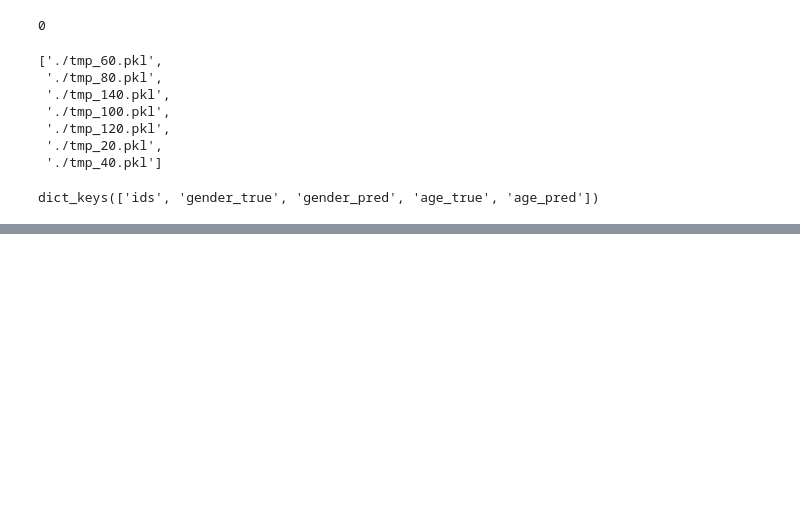
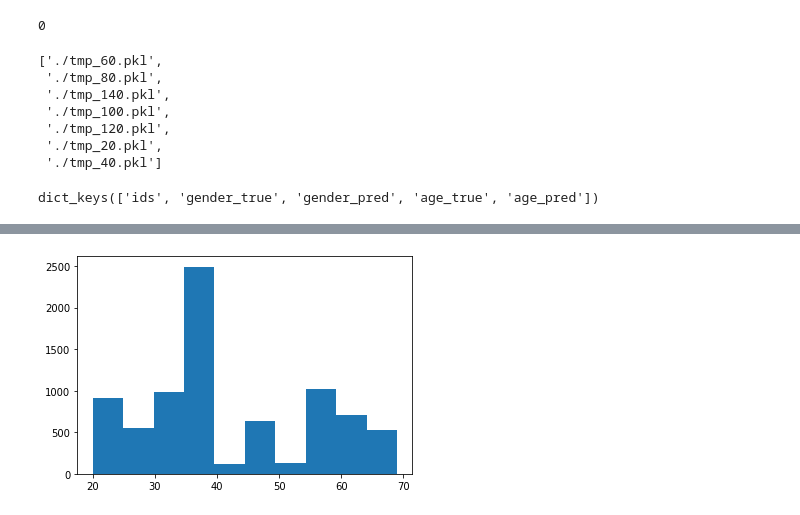
Before and after one commit to JW-xiilab/deepface, a Jupyter notebook: test.ipynb, the cells around one changed output, grey strips where cells are left out. Drawn from its saved outputs; the diff is of its cells as text; code cells hidden in the pictures; blank space fills up the shorter version.

```diff
--- a/test.ipynb
+++ b/test.ipynb
@@ -309,0 +310,20 @@ multi-class에 대한 f1-score (가중치 X):  0.9907692307692307
+# %%
+import glob
+import pickle
+import matplotlib.pyplot as plt
+from sklearn.metrics import accuracy_score, classification_report, confusion_matrix, f1_score, precision_score, recall_score
+
+
+pkl_file = './output.pkl'
+with open(pkl_file, 'rb') as f:
+    output_file = pickle.load(f)
+indices = output_file['ids']
+gen_t = output_file['gender_true']
+gen_pred = output_file['gender_pred']
+age_t = output_file['age_true']
+age_pred = output_file['age_pred']
+# %%
+plt.hist(age_t)
+plt.show()
+# %% [output]
+[figure, added]
```
Also changed, not shown: parts of 11 cells of this notebook, 1 other file.
